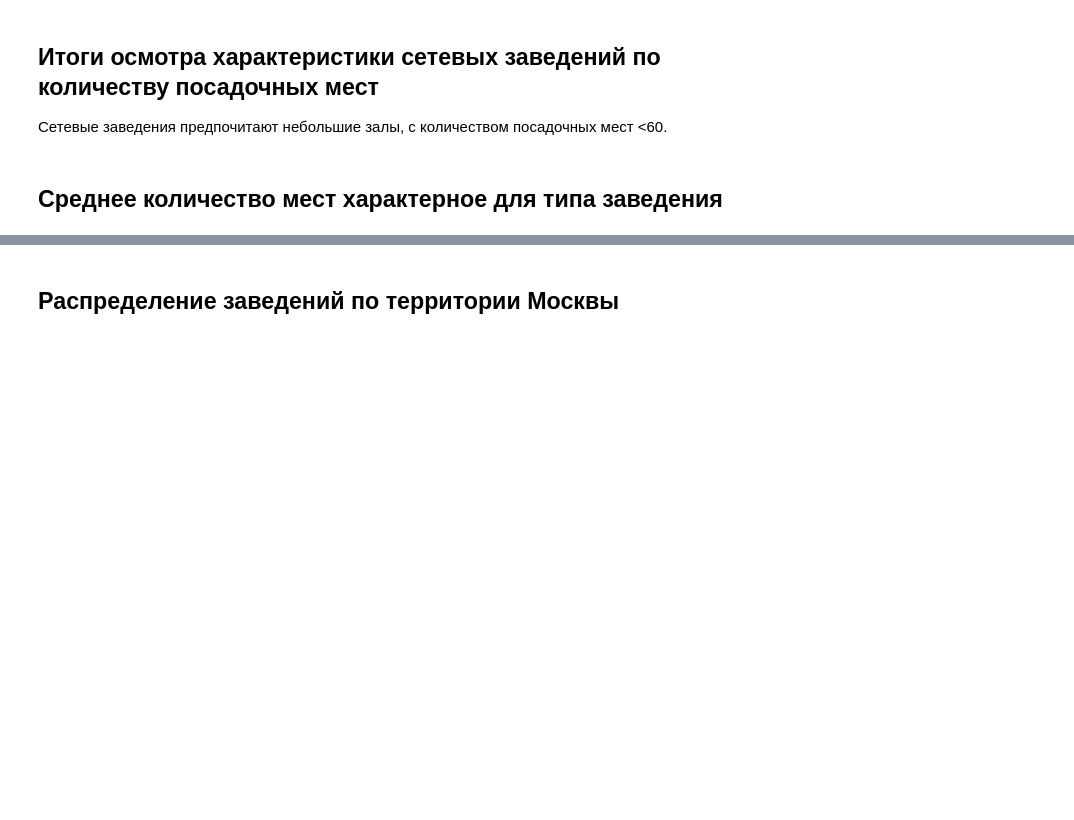
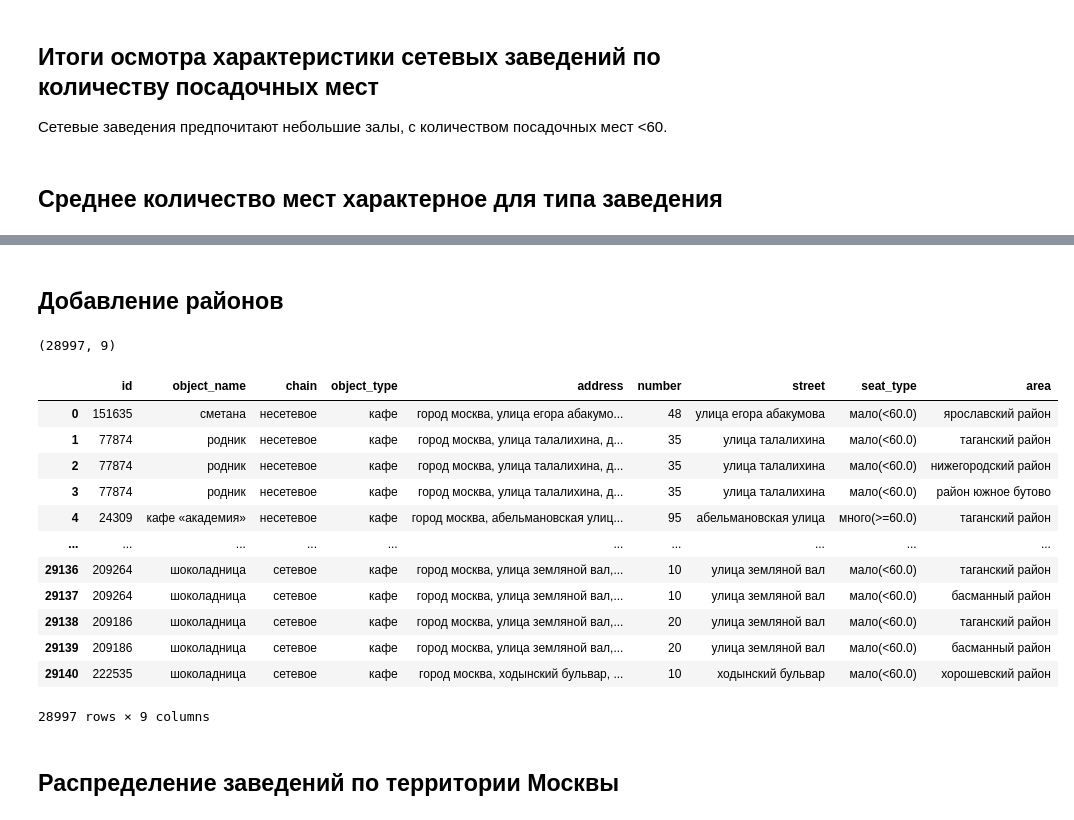
Before and after one commit to parabatareek/DataAnalyst, a Jupyter notebook: Projects/Project 9 - Анализ заведений общественного питания/Project 9 - Анализ заведений общественного питания.ipynb, the cells around one changed output, grey strips where cells are left out. Cells and saved outputs as stored; diff of their text form; code cells hidden in the pictures; blank space fills up the shorter version.

```diff
--- a/Projects/Project 9 - Анализ заведений общественного питания/Project 9 - Анализ заведений общественного питания.ipynb
+++ b/Projects/Project 9 - Анализ заведений общественного питания/Project 9 - Анализ заведений общественного питания.ipynb
@@ -249,9 +145,0 @@ def mapmaker_by_address(address):
-# %%
-for address in data.query('district.isna()')['address'].unique():
-    coord, district, area = mapmaker_by_address(address=address)
-
-    data[data['address'] == address]['coord'] = coord
-    data[data['address'] == address]['district'] = district
-    data[data['address'] == address]['area'] = area
-
-data.to_csv('datasets/data_part_1.csv', sep=',', encoding='utf-8')
@@ -282,0 +149,4 @@ print(data.isna().sum())
+# %%
+print(data.isna().sum())
+data = data.drop_duplicates()
+print(data.duplicated().sum())
@@ -370,6 +255,5 @@ fig.show()
 # %%
-centroid = data['number'].mean()
-data['seat_type'] = data['number'].apply(lambda x: 'много(>=60)' if x >= centroid else 'мало(<60)')
+data['seat_type'] = data['number'].apply(lambda x: f'много(>={centroid.round()})' if x >= centroid else f'мало(<{centroid.round()})')
 data['seat_type'] = data['seat_type'].astype('category')
 # %%
 fig = px.pie(data_frame=data.query('chain == "сетевое"')
@@ -414,3 +380,34 @@ fig.show()
+# %% [markdown]
+<a id='prepare_add_region'></a>
+## Добавление районов ##
+# %%
+data = data.merge(data_street_reg[['streetname', 'area']],
+                  left_on='street',
+                  right_on='streetname',
+                  how='left')
+
+data = data.drop(columns='streetname',
+                 index=data[data['area'].isna()].index)
+
+data.shape
+# %% [output]
+(28997, 9)
+# %%
+data
+# %% [output]
+|  | id | object_name | chain | object_type | address | number | street | seat_type | area |
+| 0 | 151635 | сметана | несетевое | кафе | город москва, улица егора абакумо... | 48 | улица егора абакумова | мало(<60.0) | ярославский район |
+| 1 | 77874 | родник | несетевое | кафе | город москва, улица талалихина, д... | 35 | улица талалихина | мало(<60.0) | таганский район |
+| 2 | 77874 | родник | несетевое | кафе | город москва, улица талалихина, д... | 35 | улица талалихина | мало(<60.0) | нижегородский район |
+| 3 | 77874 | родник | несетевое | кафе | город москва, улица талалихина, д... | 35 | улица талалихина | мало(<60.0) | район южное бутово |
+| 4 | 24309 | кафе «академия» | несетевое | кафе | город москва, абельмановская улиц... | 95 | абельмановская улица | много(>=60.0) | таганский район |
+| ... | ... | ... | ... | ... | ... | ... | ... | ... | ... |
+| 29136 | 209264 | шоколадница | сетевое | кафе | город москва, улица земляной вал,... | 10 | улица земляной вал | мало(<60.0) | таганский район |
+| 29137 | 209264 | шоколадница | сетевое | кафе | город москва, улица земляной вал,... | 10 | улица земляной вал | мало(<60.0) | басманный район |
+| 29138 | 209186 | шоколадница | сетевое | кафе | город москва, улица земляной вал,... | 20 | улица земляной вал | мало(<60.0) | таганский район |
+| 29139 | 209186 | шоколадница | сетевое | кафе | город москва, улица земляной вал,... | 20 | улица земляной вал | мало(<60.0) | басманный район |
+| 29140 | 222535 | шоколадница | сетевое | кафе | город москва, ходынский бульвар, ... | 10 | ходынский бульвар | мало(<60.0) | хорошевский район |
+28997 rows × 9 columns
 # %% [markdown]
 <a id='analyse_map'></a>
 ## Распределение заведений по территории Москвы ##
```
Also changed, not shown: parts of 53 cells of this notebook, 4 other files.
